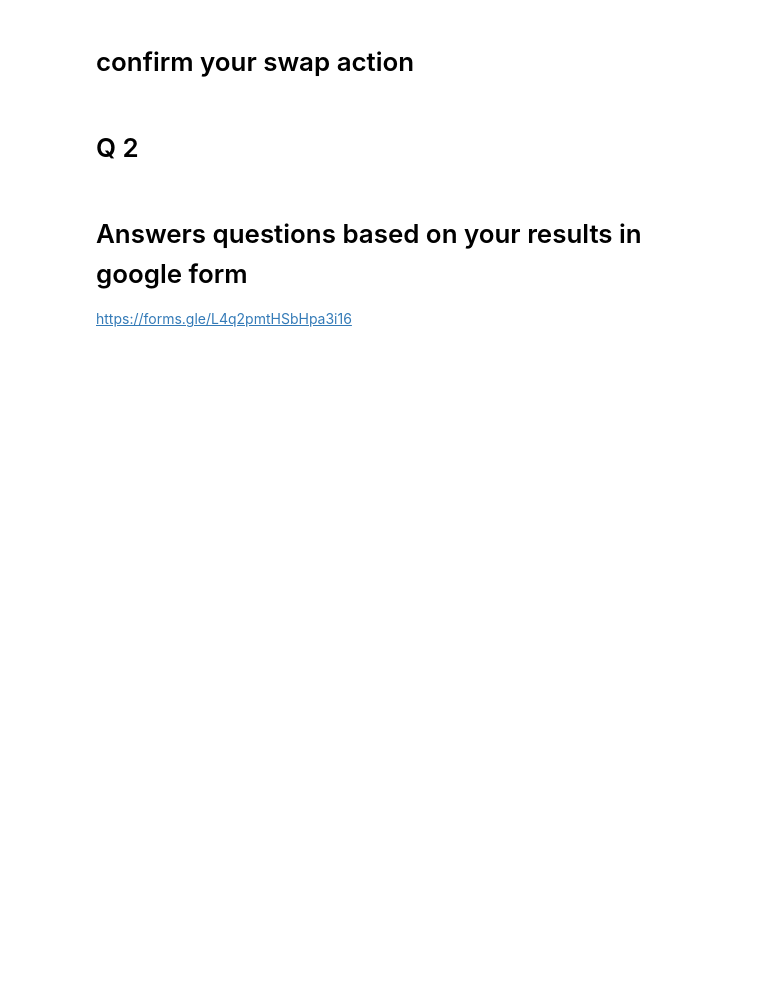
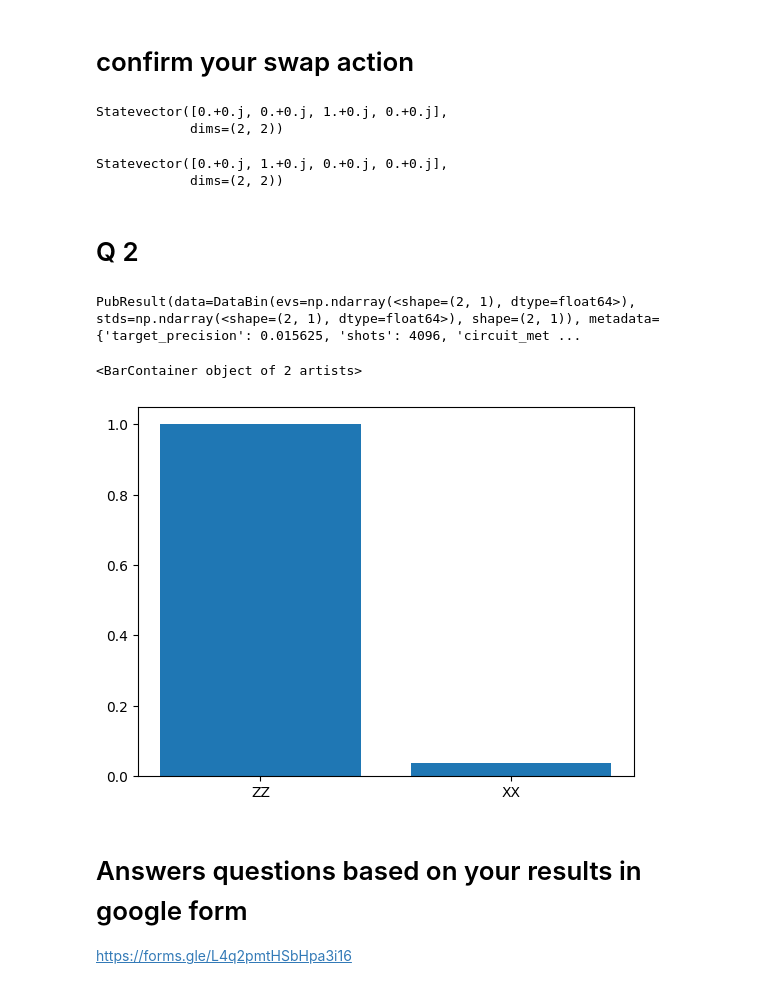
Before and after one commit to Mait-Sark/Quantum-Computing-Lab, a Jupyter notebook: Notebooks/Lab 01/Basics_lab_01.ipynb, the cells around one changed output. Saved outputs shown, nothing was run; the diff lists cells and outputs as text; code cells hidden in the pictures; blank space fills up the shorter version.

```diff
--- a/Notebooks/Lab 01/Basics_lab_01.ipynb
+++ b/Notebooks/Lab 01/Basics_lab_01.ipynb
@@ -286,23 +327,33 @@ plot_histogram(result[0].data.meas.get_counts())
 qc1 = QuantumCircuit(2,2)
 
 # varying initial states
-# # qc1.x(0)
+qc1.x(0)
 # qc1.x(1)
 
 #---your code
+
+qc1.cx(1,0)
+qc1.cx(0,1)
+qc1.cx(1,0)
 
 
 
 #-- --------
 
 Statevector(qc1)
+# %% [output]
+Statevector([0.+0.j, 0.+0.j, 1.+0.j, 0.+0.j],
+            dims=(2, 2))
 # %%
 qc1 = QuantumCircuit(2,2)
 
 # varying initial states
-# qc1.x(0)
+qc1.x(0)
 # qc1.x(1)
 Statevector(qc1)
+# %% [output]
+Statevector([0.+0.j, 1.+0.j, 0.+0.j, 0.+0.j],
+            dims=(2, 2))
 # %% [markdown]
 # Q 2
 # %%
@@ -328,7 +379,9 @@ backend = AerSimulator()
 qc1 = QuantumCircuit(2,2)
 
 #your code
-
+qc1.cx(1,0)
+qc1.cx(0,1)
+qc1.cx(1,0)
 
 
 #your code
@@ -349,33 +402,37 @@ qc1.draw('mpl')
 # plot_histogram(result[0].data.meas.get_counts())
 
 
 observables_labels = ["ZZ", "XX"]
 observables = [SparsePauliOp(label) for label in observables_labels]
 
 # service = QiskitRuntimeService()
 backend = AerSimulator()
 
 pm = generate_preset_pass_manager(backend=backend, optimization_level=3)
 isa_circuit = pm.run(qc1)
 isa_observables = [
     operator.apply_layout(isa_circuit.layout) for operator in observables
 ]
 
 # Reshape observable array for broadcasting
 reshaped_ops = np.fromiter(isa_observables, dtype=object)
 reshaped_ops = reshaped_ops.reshape((2, 1))
 
 estimator = Estimator(backend)
 job = estimator.run([(isa_circuit, reshaped_ops)])
 result = job.result()[0]
 exp_val = job.result()[0].data.evs
 print(result)
 
 # Since the result array is structured as a 2D array where each element is a
 # list containing a single value, you need to flatten the array.
 
 # Plot using Matplotlib
 plt.bar(observables_labels, exp_val.flatten())
+# %% [output]
+PubResult(data=DataBin(evs=np.ndarray(<shape=(2, 1), dtype=float64>), stds=np.ndarray(<shape=(2, 1), dtype=float64>), shape=(2, 1)), metadata={'target_precision': 0.015625, 'shots': 4096, 'circuit_met ...
+<BarContainer object of 2 artists>
+[figure, added]
 # %%
 # from qiskit import QuantumRegister , ClassicalRegister , QuantumCircuit
 # from qiskit_aer import StatevectorSimulator, QasmSimulator, AerSimulator
```
Also changed, not shown: parts of 15 cells of this notebook, 1 other file.
